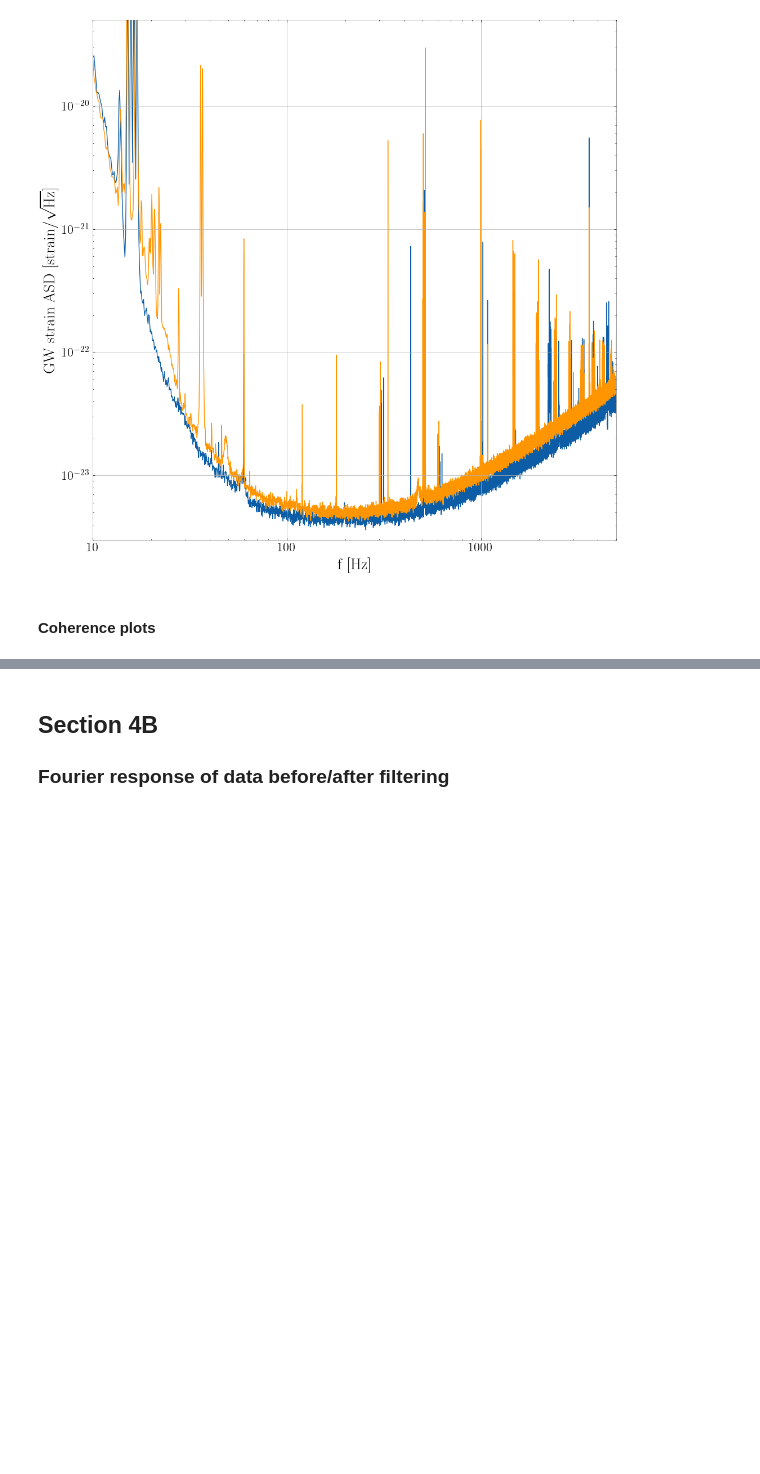
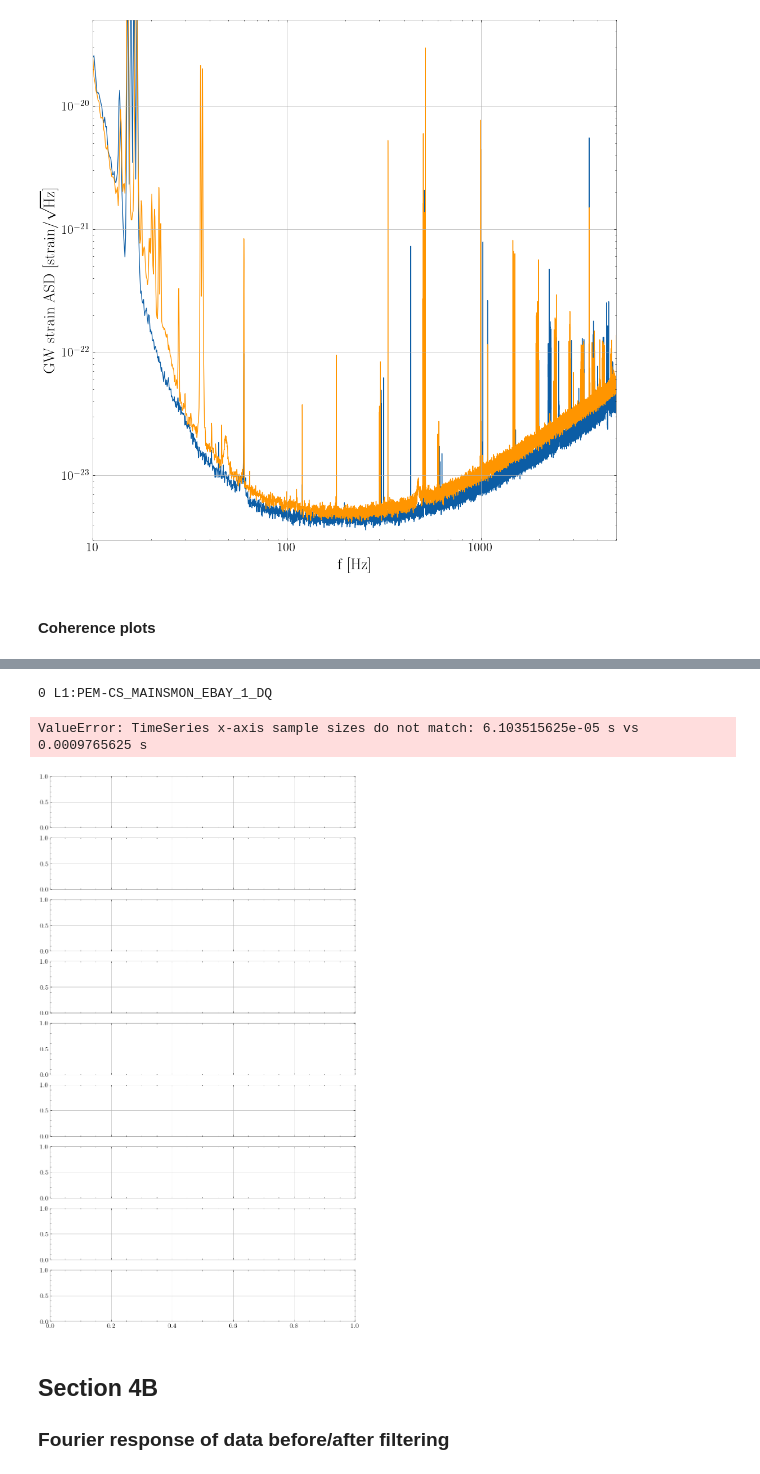
Before and after one commit to tomkimpson/ANC, a Jupyter notebook: src/plots_for_paper/all_plots_for_paper.ipynb, the cells around one changed output, grey strips where cells are left out. Drawn from its saved outputs; the diff is of its cells as text; code cells hidden in the pictures; blank space fills up the shorter version.

```diff
--- a/src/plots_for_paper/all_plots_for_paper.ipynb
+++ b/src/plots_for_paper/all_plots_for_paper.ipynb
@@ -178,3 +212,57 @@ plt.savefig(f'../../data/images/{fname}',bbox_inches='tight',dpi=300)
+# %%
+%matplotlib inline
+import matplotlib.pyplot as plt
+import scienceplots
+plt.style.use('science')
+
+num_pem_channels = len(pem_channels)
+fig, axes = plt.subplots(nrows=num_pem_channels, ncols=1, figsize=(10,18),sharex=True)
+
+#Load the pem data and get the cross-correlation w.r.t the strain channel
+
+fs = 20
+for i in range(num_pem_channels):
+
+
+    pem = pem_channels[i]
+    print(i, pem)
+    #acc   = TimeSeries.get(pem,start=t0, end=t1,host='losc-nds.ligo.org')
+
+    #Load the pem channel from disk
+    acc = TimeSeries.read(f'../../data/pem_channels/{pem}.txt')
+
+
+    #cross-correlation
+    cc = hoft.correlate(acc, fftlength=2, overlap=1)
+
+
+    coherence_frequencies = np.array(coh.frequencies)
+    coherence_values = np.array(coh)
+
+
+    ax = axes[i]
+
+    ax.plot(coherence_frequencies,coherence_values)
+
+
+    ax.set_xlim(1, 100)
+    ax.set_ylim(0, 1)
+
+    ax.set_ylabel(r'$C_{xy}$',fontsize=fs)
+    ax.axes.tick_params(axis="both", labelsize=fs-4)
+    ax.set_title(pem)
+
+
+    #ax.set_yscale('log')
+
+
+axes[-1].set_xlabel(r'Frequency [Hz]',fontsize=fs)
+fname='stacked_coherence_plot'
+#plt.savefig(f'../../data/images/{fname}',bbox_inches='tight',dpi=300)
+# %% [output]
+0 L1:PEM-CS_MAINSMON_EBAY_1_DQ
+ValueError: TimeSeries x-axis sample sizes do not match: 6.103515625e-05 s vs 0.0009765625 s
+[figure, added]
 # %% [markdown]
 ## Section 4B
 
```
Also changed, not shown: parts of 8 cells of this notebook, 9 other files.
